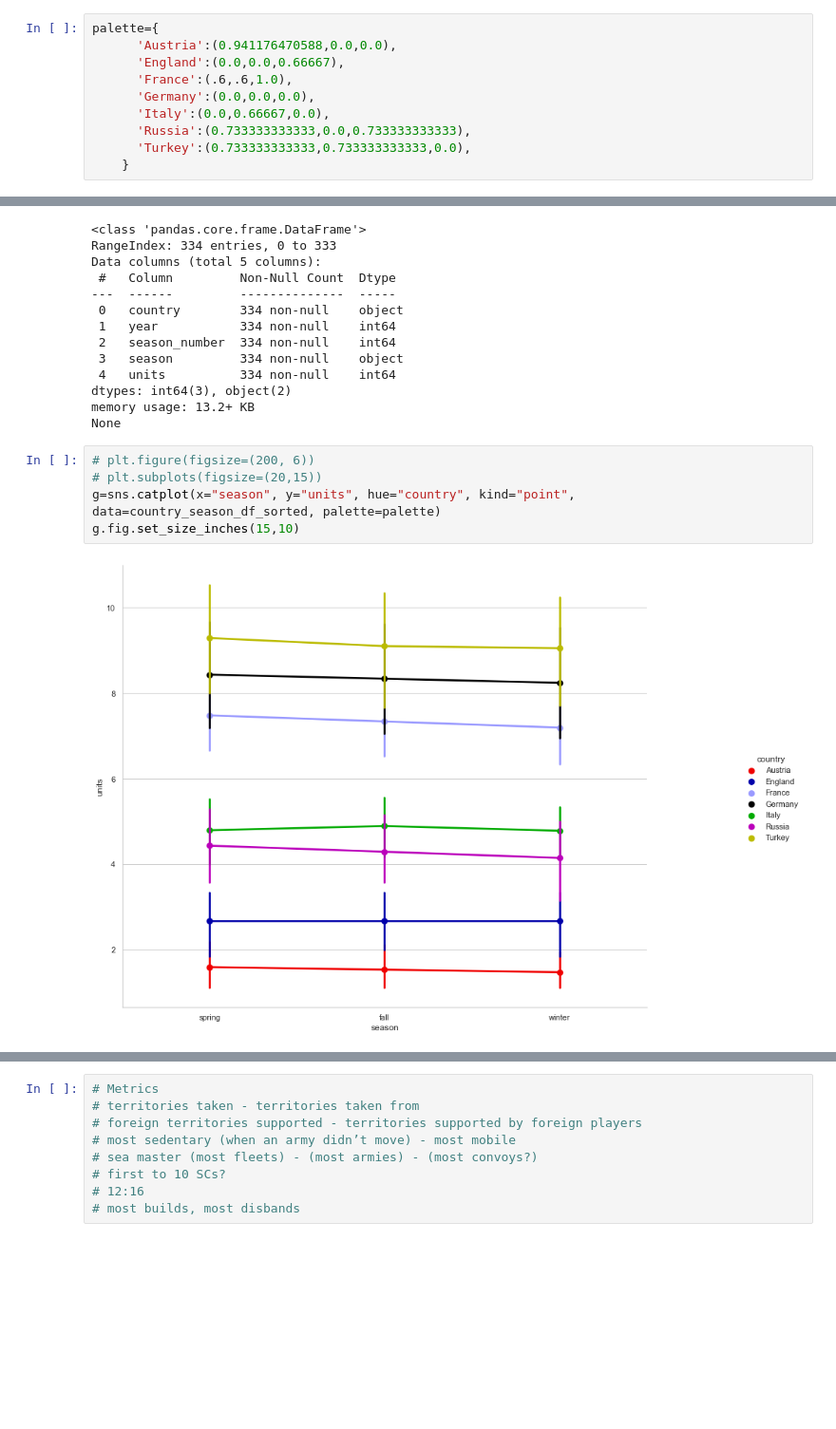
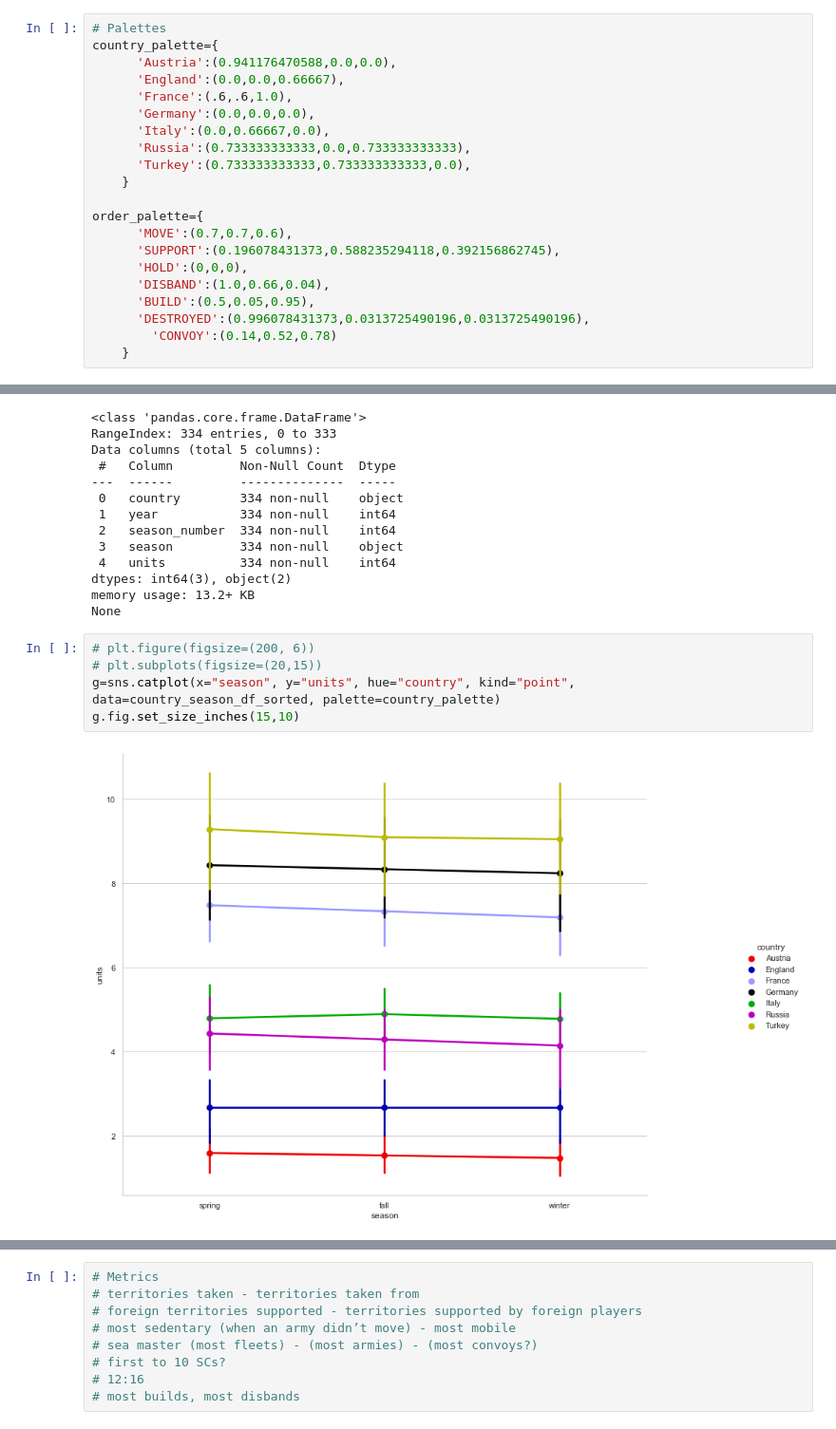
Before and after one commit to kingbd2/diplomacy-analysis, a Jupyter notebook: diplomacy_gif_maker/notebooks/dataAnalysis.ipynb, the cells around one changed output, grey strips where cells are left out. Shown at 95% size. Drawn from its saved outputs; the diff is of its cells as text; blank space fills up the shorter version.

Commit message:
Added destroyed order type and modified order palette

```diff
--- a/diplomacy_gif_maker/notebooks/dataAnalysis.ipynb
+++ b/diplomacy_gif_maker/notebooks/dataAnalysis.ipynb
@@ -96,7 +96,8 @@ from matplotlib import rcParams
 # figure size in inches
 rcParams['figure.figsize'] = 11.7,8.27
 # %%
-palette={
+# Palettes
+country_palette={
       'Austria':(0.941176470588,0.0,0.0),
       'England':(0.0,0.0,0.66667),
       'France':(.6,.6,1.0),
@@ -105,6 +106,16 @@ palette={
       'Russia':(0.733333333333,0.0,0.733333333333),
       'Turkey':(0.733333333333,0.733333333333,0.0),
     }
+
+order_palette={
+      'MOVE':(0.7,0.7,0.6),
+      'SUPPORT':(0.196078431373,0.588235294118,0.392156862745),
+      'HOLD':(0,0,0),
+      'DISBAND':(1.0,0.66,0.04),
+      'BUILD':(0.5,0.05,0.95),
+      'DESTROYED':(0.996078431373,0.0313725490196,0.0313725490196),
+        'CONVOY':(0.14,0.52,0.78)
+    }
 # %%
 print(country_season_df_sorted.info())
 # %% [output]
@@ -124,10 +135,10 @@ None
 # %%
 # plt.figure(figsize=(200, 6))
 # plt.subplots(figsize=(20,15))
-g=sns.catplot(x="season", y="units", hue="country", kind="point", data=country_season_df_sorted, palette=palette)
+g=sns.catplot(x="season", y="units", hue="country", kind="point", data=country_season_df_sorted, palette=country_palette)
 g.fig.set_size_inches(15,10)
 # %% [output]
-[figure, old version]
+[figure, new version]
 # %%
 units_by_year_plot = sns.catplot(x="season", y="units", hue="country", order=['spring', 'fall', 'winter'], col="year",
                col_wrap=3, height=2, aspect=3, scale=.8,
```
Also changed, not shown: parts of 11 cells of this notebook, 2 other files.
